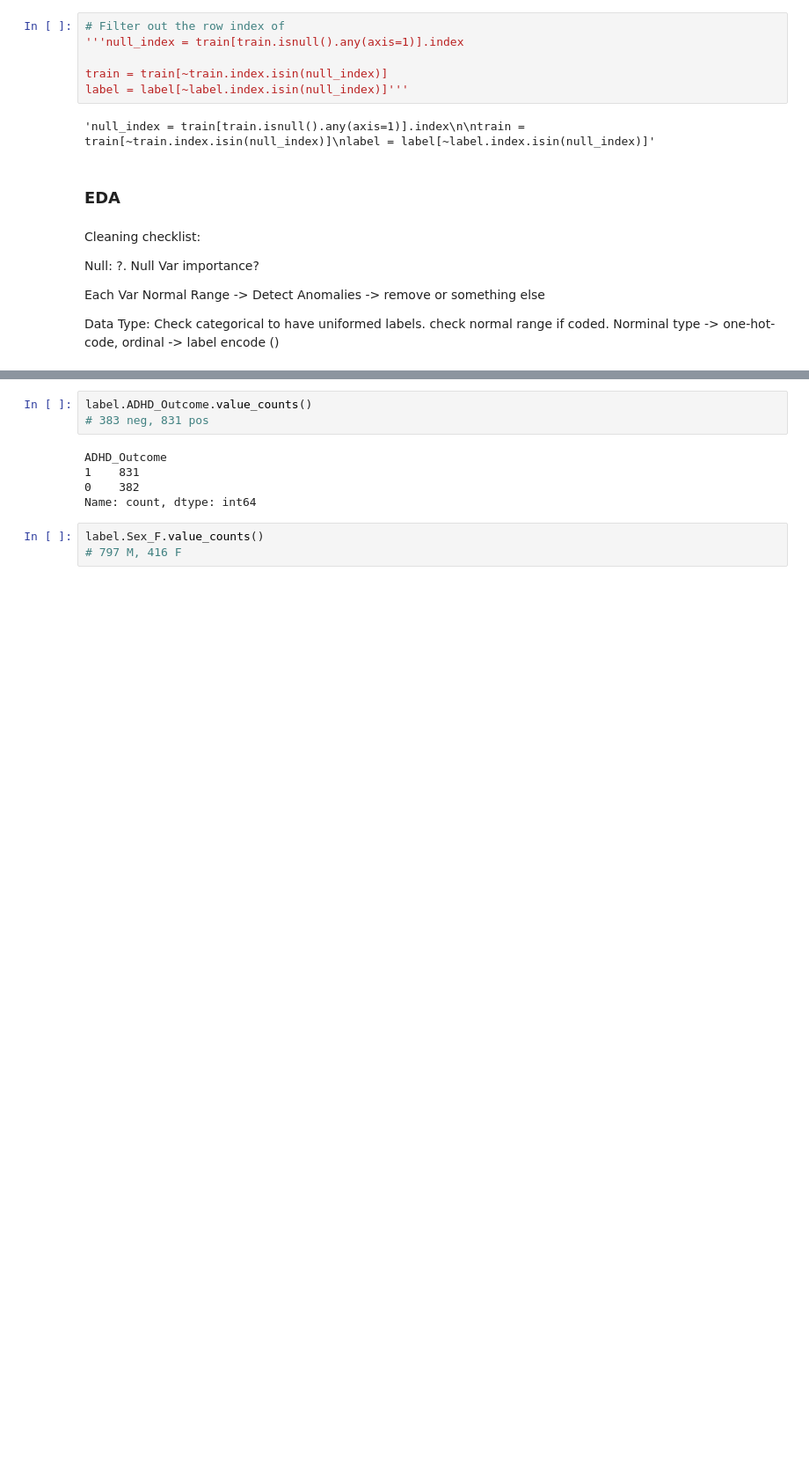
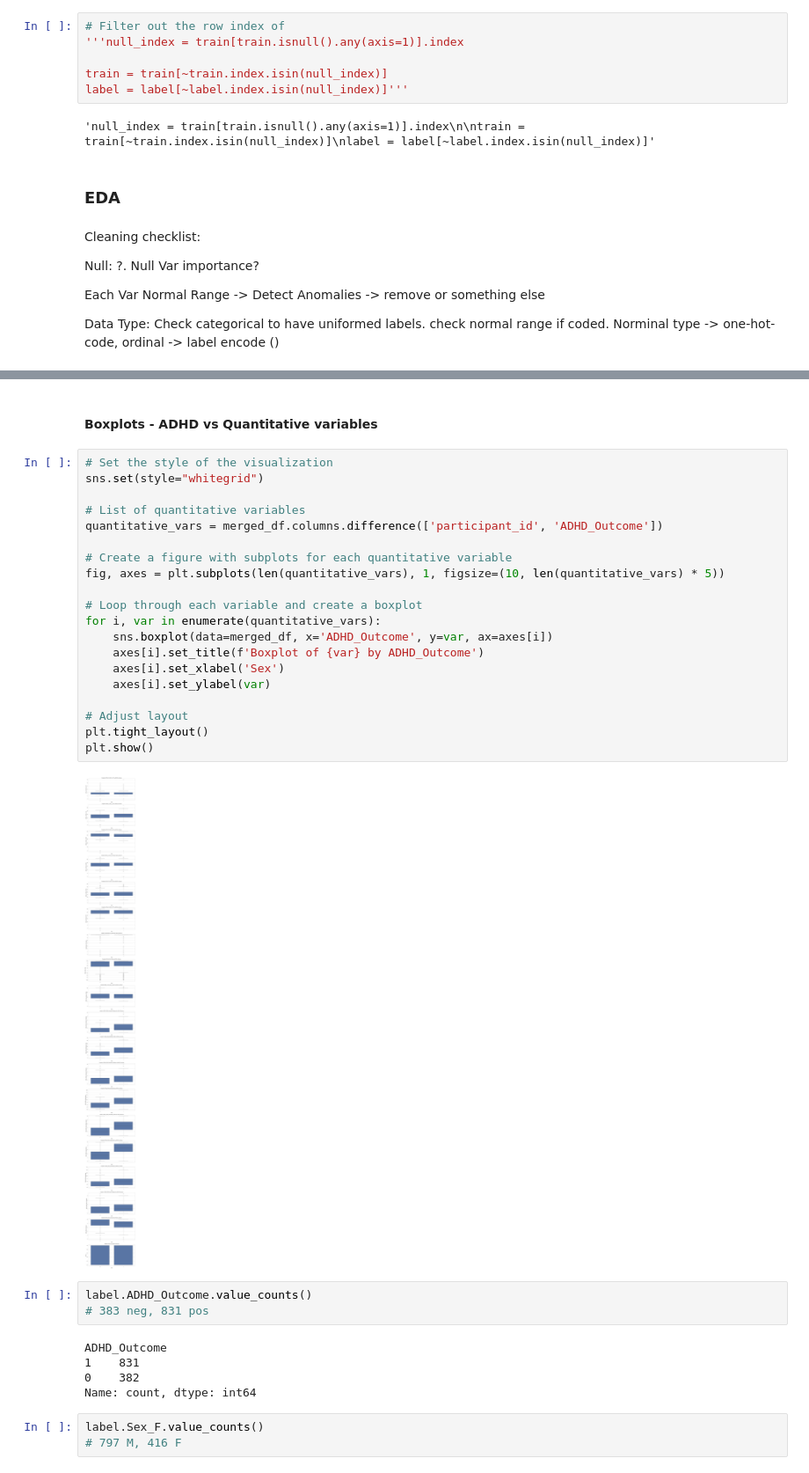
Before and after one commit to taylornguyen527/ADHD_Sex_Prediction_WIDS2025, a Jupyter notebook: EDA.ipynb, the cells around one changed output, grey strips where cells are left out. Shown at 88% size. Drawn from its saved outputs; the diff is of its cells as text; blank space fills up the shorter version.

```diff
--- a/EDA.ipynb
+++ b/EDA.ipynb
@@ -73,3 +142,27 @@ Data Type: Check categorical to have uniformed labels. check normal range if cod
+# %% [markdown]
+#### Boxplots - ADHD vs Quantitative variables
+# %%
+# Set the style of the visualization
+sns.set(style="whitegrid")
+
+# List of quantitative variables
+quantitative_vars = merged_df.columns.difference(['participant_id', 'ADHD_Outcome'])
+
+# Create a figure with subplots for each quantitative variable
+fig, axes = plt.subplots(len(quantitative_vars), 1, figsize=(10, len(quantitative_vars) * 5))
+
+# Loop through each variable and create a boxplot
+for i, var in enumerate(quantitative_vars):
+    sns.boxplot(data=merged_df, x='ADHD_Outcome', y=var, ax=axes[i])
+    axes[i].set_title(f'Boxplot of {var} by ADHD_Outcome')
+    axes[i].set_xlabel('Sex')
+    axes[i].set_ylabel(var)
+
+# Adjust layout
+plt.tight_layout()
+plt.show()
+# %% [output]
+[figure, added]
 # %%
 label.ADHD_Outcome.value_counts()
 # 383 neg, 831 pos
```
Also changed, not shown: parts of 26 cells of this notebook.
